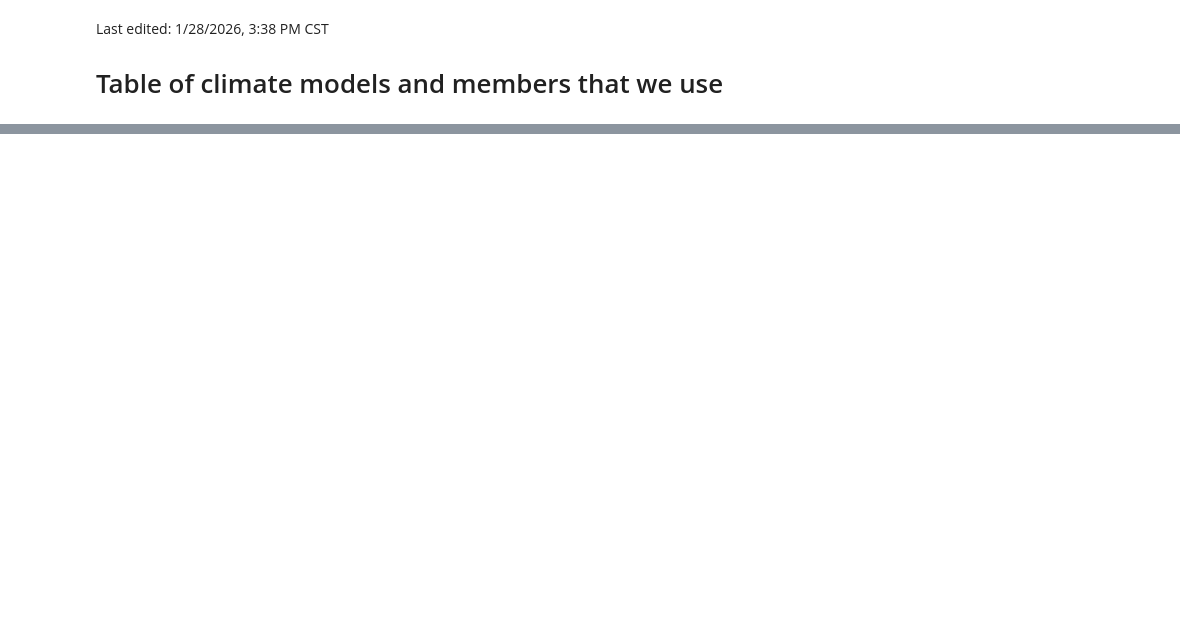
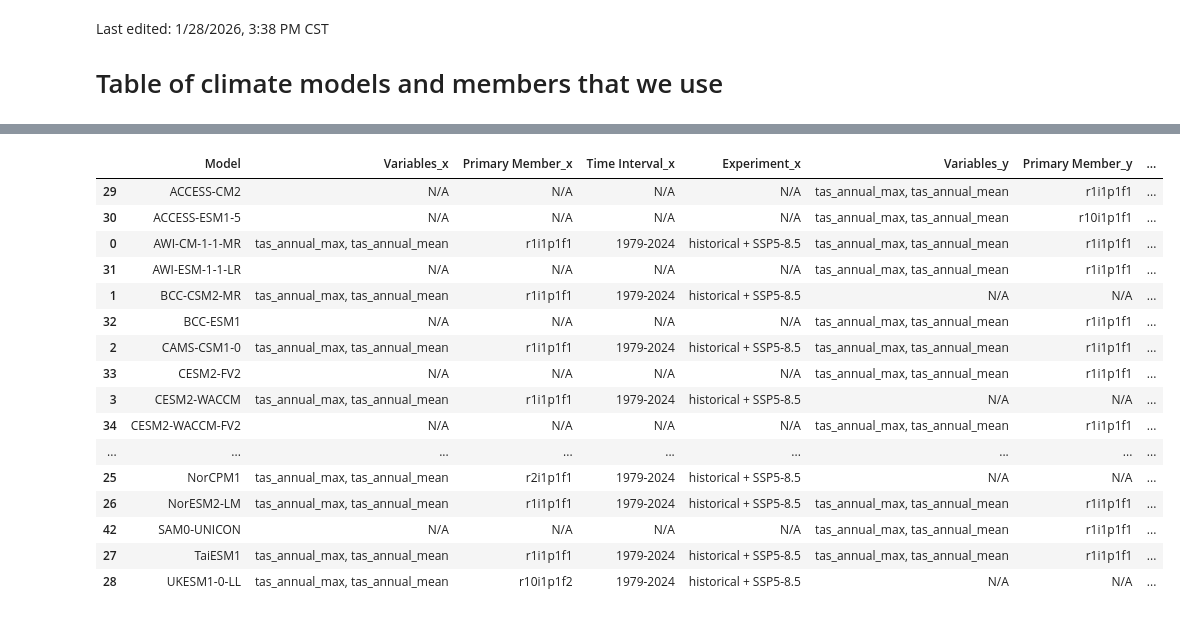
Before and after one commit to adam-bauer-34/gev-heat-waves, a Jupyter notebook: analysis/notebooks/supp_model_table.ipynb, the cells around one changed output, grey strips where cells are left out. Cells and saved outputs as stored; diff of their text form; code cells hidden in the pictures; blank space fills up the shorter version.

```diff
--- a/analysis/notebooks/supp_model_table.ipynb
+++ b/analysis/notebooks/supp_model_table.ipynb
@@ -55,3 +89,23 @@ df.sort_values("Model")
+# %%
+pd.merge(df, df_amip, on='Model', how='outer').fillna('N/A').sort_values("Model")
+# %% [output]
+|  | Model | Variables_x | Primary Member_x | Time Interval_x | Experiment_x | Variables_y | Primary Member_y | ... |
+| 29 | ACCESS-CM2 | N/A | N/A | N/A | N/A | tas_annual_max, tas_annual_mean | r1i1p1f1 | ... |
+| 30 | ACCESS-ESM1-5 | N/A | N/A | N/A | N/A | tas_annual_max, tas_annual_mean | r10i1p1f1 | ... |
+| 0 | AWI-CM-1-1-MR | tas_annual_max, tas_annual_mean | r1i1p1f1 | 1979-2024 | historical + SSP5-8.5 | tas_annual_max, tas_annual_mean | r1i1p1f1 | ... |
+| 31 | AWI-ESM-1-1-LR | N/A | N/A | N/A | N/A | tas_annual_max, tas_annual_mean | r1i1p1f1 | ... |
+| 1 | BCC-CSM2-MR | tas_annual_max, tas_annual_mean | r1i1p1f1 | 1979-2024 | historical + SSP5-8.5 | N/A | N/A | ... |
+| 32 | BCC-ESM1 | N/A | N/A | N/A | N/A | tas_annual_max, tas_annual_mean | r1i1p1f1 | ... |
+| 2 | CAMS-CSM1-0 | tas_annual_max, tas_annual_mean | r1i1p1f1 | 1979-2024 | historical + SSP5-8.5 | tas_annual_max, tas_annual_mean | r1i1p1f1 | ... |
+| 33 | CESM2-FV2 | N/A | N/A | N/A | N/A | tas_annual_max, tas_annual_mean | r1i1p1f1 | ... |
+| 3 | CESM2-WACCM | tas_annual_max, tas_annual_mean | r1i1p1f1 | 1979-2024 | historical + SSP5-8.5 | N/A | N/A | ... |
+| 34 | CESM2-WACCM-FV2 | N/A | N/A | N/A | N/A | tas_annual_max, tas_annual_mean | r1i1p1f1 | ... |
+| ... | ... | ... | ... | ... | ... | ... | ... | ... |
+| 25 | NorCPM1 | tas_annual_max, tas_annual_mean | r2i1p1f1 | 1979-2024 | historical + SSP5-8.5 | N/A | N/A | ... |
+| 26 | NorESM2-LM | tas_annual_max, tas_annual_mean | r1i1p1f1 | 1979-2024 | historical + SSP5-8.5 | tas_annual_max, tas_annual_mean | r1i1p1f1 | ... |
+| 42 | SAM0-UNICON | N/A | N/A | N/A | N/A | tas_annual_max, tas_annual_mean | r1i1p1f1 | ... |
+| 27 | TaiESM1 | tas_annual_max, tas_annual_mean | r1i1p1f1 | 1979-2024 | historical + SSP5-8.5 | tas_annual_max, tas_annual_mean | r1i1p1f1 | ... |
+| 28 | UKESM1-0-LL | tas_annual_max, tas_annual_mean | r10i1p1f2 | 1979-2024 | historical + SSP5-8.5 | N/A | N/A | ... |
 # %%
 df.to_csv(
     DATA_ROOT / 'CMIP6' / 'supplemental_info' / 'model_var_primmem_time_exp.csv',
```
Also changed, not shown: parts of 6 cells of this notebook, 4 other files.
